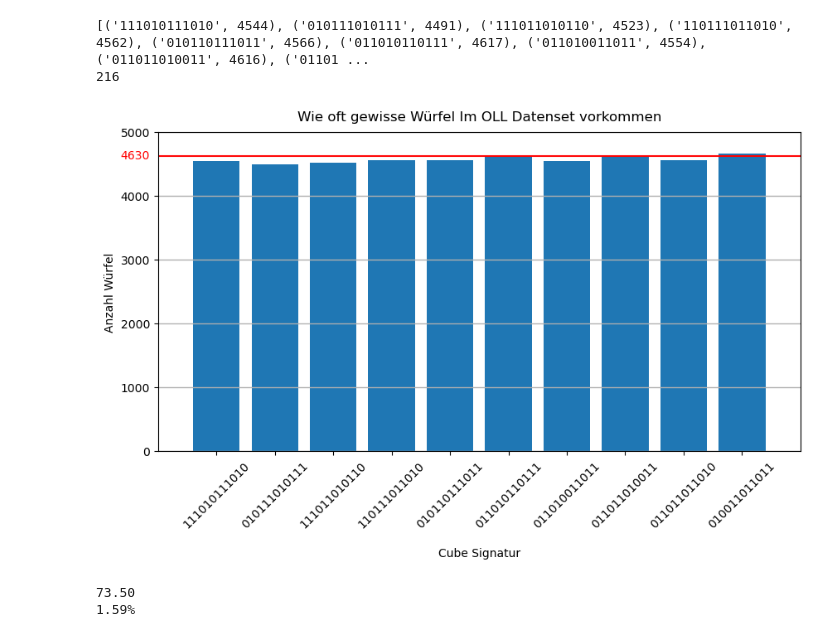
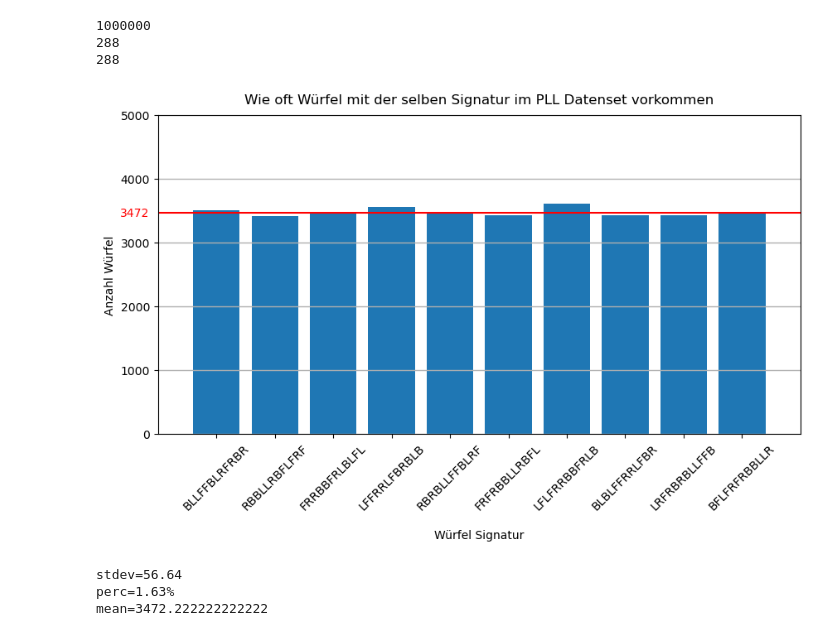
Before and after one commit to Luciferonlinux/NNRubiksCube, a Jupyter notebook: Datasets/Dataset analysis.ipynb, the cells around one changed output. Cells and saved outputs as stored; diff of their text form; code cells hidden in the pictures.

```diff
--- a/Datasets/Dataset analysis.ipynb
+++ b/Datasets/Dataset analysis.ipynb
@@ -1,14 +1,17 @@
 # %%
 import matplotlib.pyplot as plt
+import matplotlib.ticker as ticker
 import statistics
 import pandas as pd
 from pathlib import Path
 import os
+import numpy as np
 
 import pylab as pl
 
-Datasetpath = Path(os.path.abspath('')) / "olls_1000k.csv"
-algopath = Path(os.path.abspath('')).parents[0] / "Cube/new_oll_algos.csv"
+name = "pll"
+Datasetpath = Path(os.path.abspath('')) / f"{name}s_1000k.csv"
+algopath = Path(os.path.abspath('')).parents[0] / f"Cube/new_{name}_algos.csv"
 print(Datasetpath)
 print(algopath)
 # %% [output]
@@ -20,5 +23,11 @@ algos = pd.read_csv(algopath, usecols=("Cube State",), dtype=str).iloc[:, 0].val
 data = pd.read_csv(filepath_or_buffer=Datasetpath, usecols=("Type",), dtype=str).iloc[:, 0].values.tolist()
 # print(algos)
 # print(data)
-bins = algos
+bins = []
+dupes = []
+for x in algos:
+    if x in set(bins):
+        dupes.append(x)
+    else:
+        bins.append(x)
 # print(bins)
@@ -39,33 +38,39 @@ for x in bins:
     amount.append(number)
 zipped = list(zip(bins, amount))
 mean = statistics.mean(amount)
-print(zipped)
+# print(dupes)
+print(sum(amount))
+print(len(bins))
 print(len(zipped))
 # %% [output]
-[('111010111010', 4544), ('010111010111', 4491), ('111011010110', 4523), ('110111011010', 4562), ('010110111011', 4566), ('011010110111', 4617), ('011010011011', 4554), ('011011010011', 4616), ('01101 ...
-216
+1000000
+288
+288
 # %%
+# histogram
 plt.figure(figsize=(10, 5))
 plt.subplot()
-plt.title("Wie oft gewisse Würfel Im OLL Datenset vorkommen", pad=10)
+plt.title(f"Wie oft Würfel mit der selben Signatur im {name.upper()} Datenset vorkommen", pad=10)
 plt.ylabel("Anzahl Würfel")
-plt.xlabel("Cube Signatur", labelpad=15)
+plt.xlabel("Würfel Signatur", labelpad=15)
 plt.grid(True, 'major', 'y', linewidth=1)
+plt.xticks(rotation=45)
 plt.xlim(-1, len(bins[:10]))
 plt.ylim(0, 5000)
-plt.xticks(rotation=45)
 plt.axhline(mean, color='r', label="average")
 plt.text(-1.14, mean, f"{mean:.0f}", color='r', ha='right', va='center')
 plt.bar(bins[:10], amount[:10], align='center')
 # plt.show()
-plt.savefig("histogram_olls_1000k.svg", bbox_inches="tight")
+plt.savefig(f"histogram_{name}s_1000k.svg", bbox_inches="tight")
 # %% [output]
-[figure, old version]
+[figure, new version]
 # %%
 stdev = statistics.stdev(amount)
-perc = stdev / statistics.mean(amount)
-print(f"{stdev:.2f}")
-print(f"{perc*100:.2f}%")
+perc = stdev / mean * 100
+print(f"{stdev=:.2f}")
+print(f"{perc=:.2f}%")
+print(f"{mean=}")
 # %% [output]
-73.50
-1.59%
+stdev=56.64
+perc=1.63%
+mean=3472.222222222222
```
Also changed, not shown: parts of 2 cells of this notebook, 25 other files.
